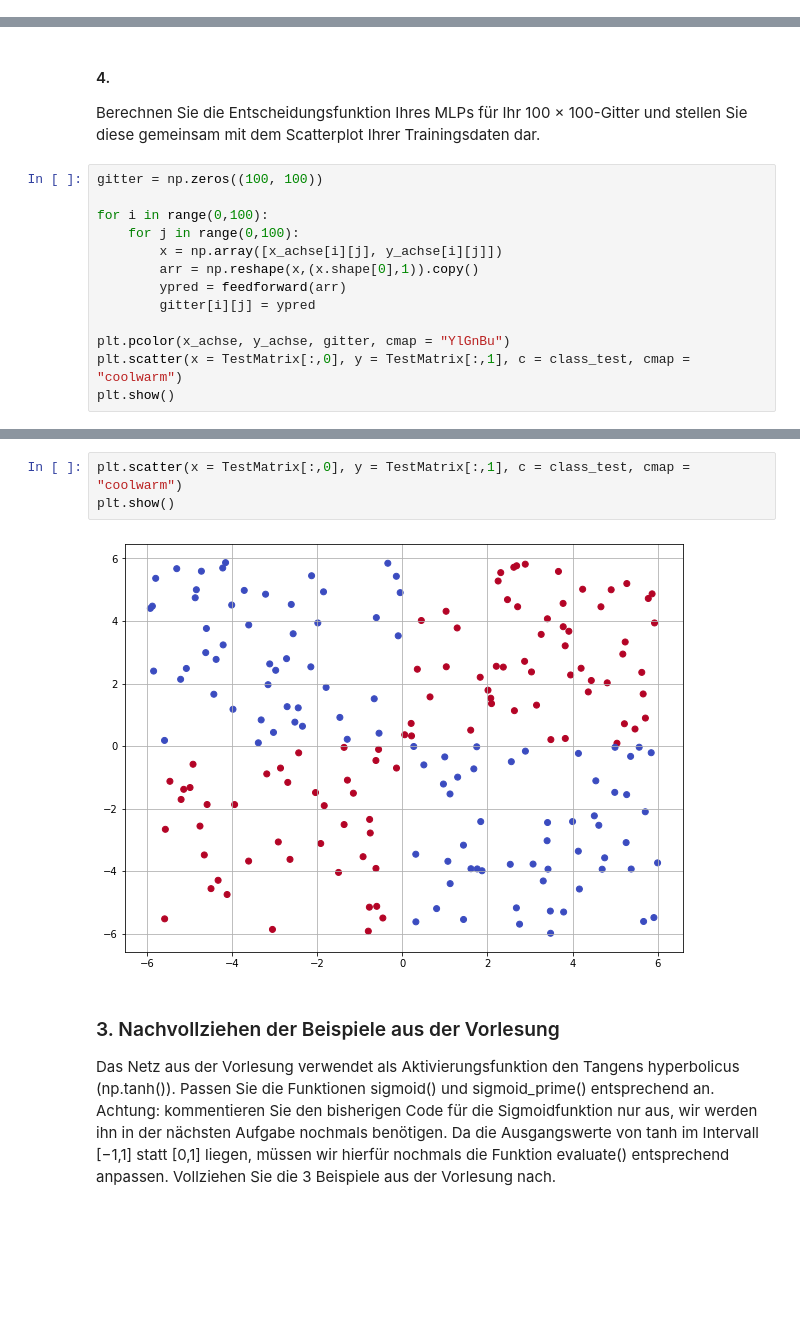
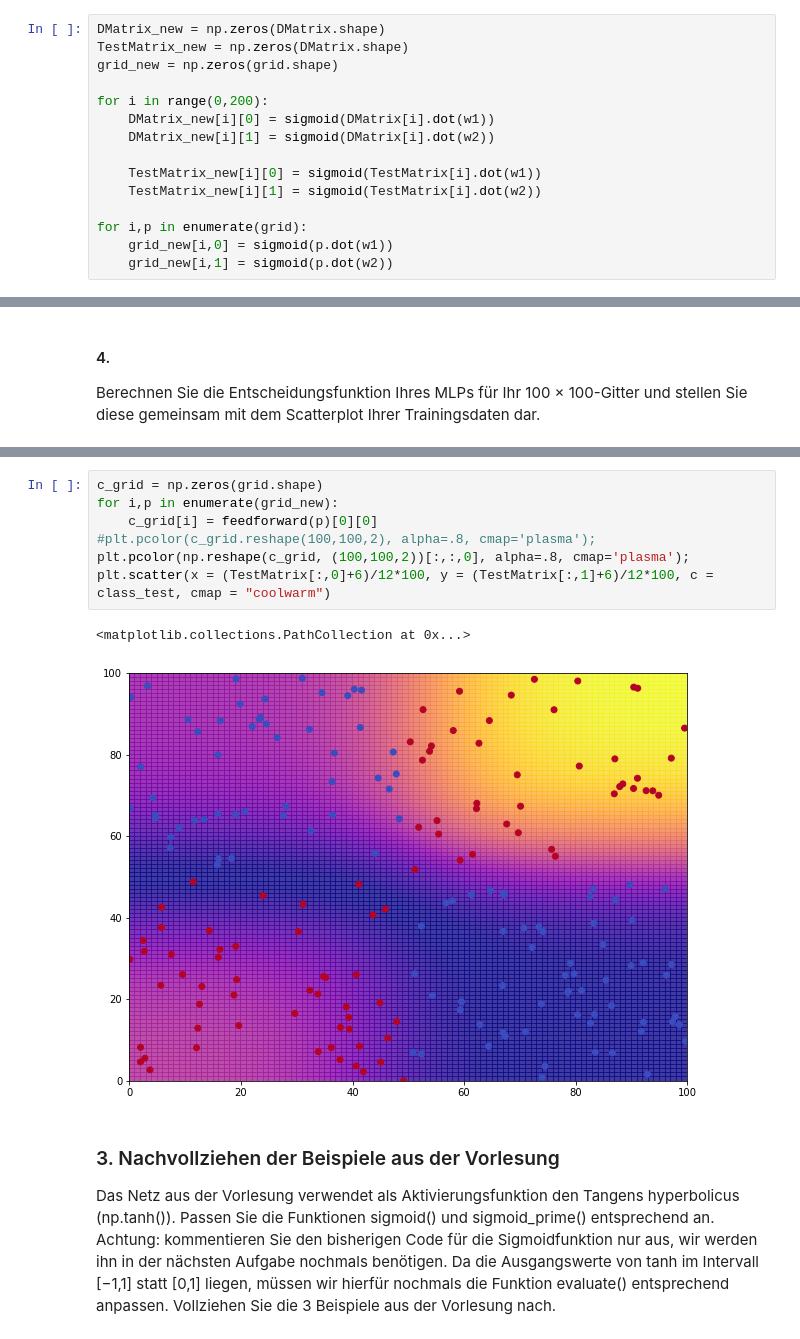
Before and after one commit to moritz-d/DL-B5, a Jupyter notebook: Einfaches_MLP_fuer_MNIST.ipynb, the cells around one changed output, grey strips where cells are left out. Drawn from its saved outputs; the diff is of its cells as text; blank space fills up the shorter version.

```diff
--- a/Einfaches_MLP_fuer_MNIST.ipynb
+++ b/Einfaches_MLP_fuer_MNIST.ipynb
@@ -381,3 +353,18 @@ plt.show()
+# %%
+DMatrix_new = np.zeros(DMatrix.shape)
+TestMatrix_new = np.zeros(DMatrix.shape)
+grid_new = np.zeros(grid.shape)
+
+for i in range(0,200):
+    DMatrix_new[i][0] = sigmoid(DMatrix[i].dot(w1))
+    DMatrix_new[i][1] = sigmoid(DMatrix[i].dot(w2))
+
+    TestMatrix_new[i][0] = sigmoid(TestMatrix[i].dot(w1))
+    TestMatrix_new[i][1] = sigmoid(TestMatrix[i].dot(w2))
+
+for i,p in enumerate(grid):
+    grid_new[i,0] = sigmoid(p.dot(w1))
+    grid_new[i,1] = sigmoid(p.dot(w2))
 # %% [markdown]
 ### 2.  Training eines MLPs auf den Spielzeugdaten
 # %% [markdown]
@@ -526,16 +528,3 @@ plt.plot(MSE);
 # %% [markdown]
 #### 4.
 Berechnen Sie die Entscheidungsfunktion Ihres MLPs für Ihr 100 × 100-Gitter und stellen Sie diese gemeinsam mit dem Scatterplot Ihrer Trainingsdaten dar.
-# %%
-gitter = np.zeros((100, 100))
-
-for i in range(0,100):
-    for j in range(0,100):
-        x = np.array([x_achse[i][j], y_achse[i][j]])
-        arr = np.reshape(x,(x.shape[0],1)).copy()
-        ypred = feedforward(arr)
-        gitter[i][j] = ypred
-
-plt.pcolor(x_achse, y_achse, gitter, cmap = "YlGnBu")
-plt.scatter(x = TestMatrix[:,0], y = TestMatrix[:,1], c = class_test, cmap = "coolwarm")
-plt.show()
@@ -544,8 +531,13 @@ plt.show()
-# %%
-plt.scatter(x = TestMatrix[:,0], y = TestMatrix[:,1], c = class_test, cmap = "coolwarm")
-plt.show()
-# %% [output]
-[figure, removed]
+# %%
+c_grid = np.zeros(grid.shape)
+for i,p in enumerate(grid_new):
+    c_grid[i] = feedforward(p)[0][0]
+#plt.pcolor(c_grid.reshape(100,100,2), alpha=.8, cmap='plasma');
+plt.pcolor(np.reshape(c_grid, (100,100,2))[:,:,0], alpha=.8, cmap='plasma');
+plt.scatter(x = (TestMatrix[:,0]+6)/12*100, y = (TestMatrix[:,1]+6)/12*100, c = class_test, cmap = "coolwarm")
+# %% [output]
+<matplotlib.collections.PathCollection at 0x...>
+[figure, added]
 # %% [markdown]
 ### 3.  Nachvollziehen der Beispiele aus der Vorlesung
 Das Netz aus der Vorlesung verwendet als Aktivierungsfunktion den Tangens hyperbolicus (np.tanh()). Passen Sie die Funktionen sigmoid() und sigmoid_prime() entsprechend an. Achtung: kommentieren Sie den bisherigen Code für die Sigmoidfunktion nur aus, wir werden ihn in der nächsten Aufgabe nochmals benötigen. Da die Ausgangswerte von tanh im Intervall [−1,1] statt [0,1] liegen, müssen wir hierfür nochmals die Funktion evaluate() entsprechend anpassen. Vollziehen Sie die 3 Beispiele aus der Vorlesung nach.
```
Also changed, not shown: parts of 47 cells of this notebook.
